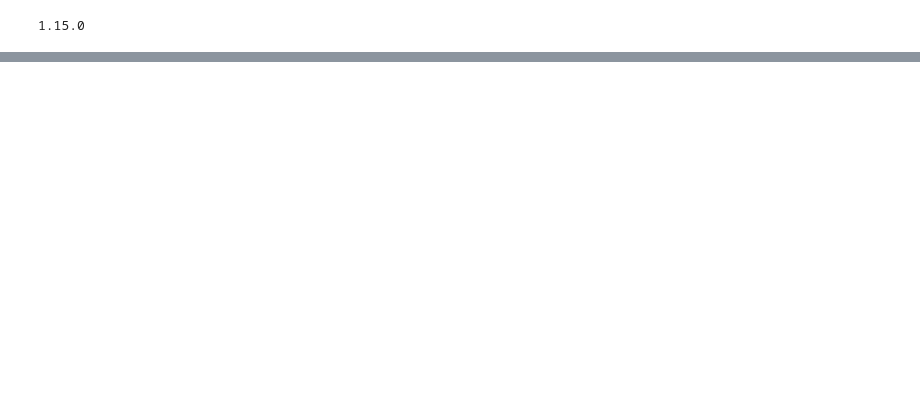
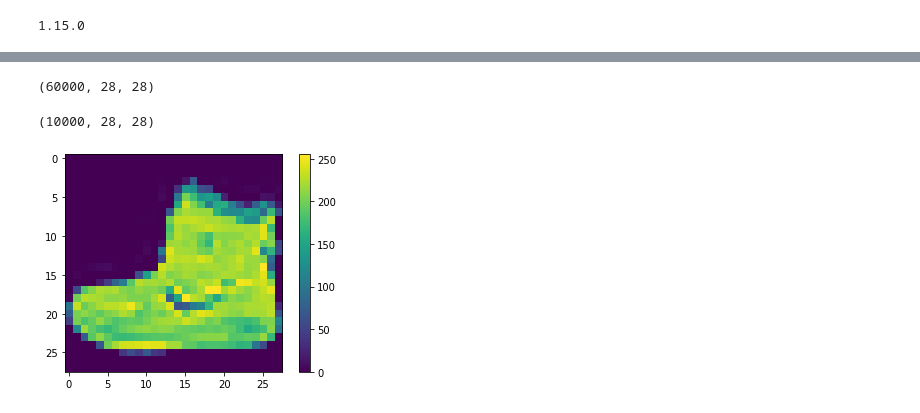
Before and after one commit to Sakshi9111/Image_classification, a Jupyter notebook: Image_classification.ipynb, the cells around one changed output, grey strips where cells are left out. Cells and saved outputs as stored; diff of their text form; code cells hidden in the pictures; blank space fills up the shorter version.

```diff
--- a/Image_classification.ipynb
+++ b/Image_classification.ipynb
@@ -16,6 +13,6 @@ print(tf.__version__)
 # %% [output]
 1.15.0
 # %%
-fashion_mnist= tf.keras.datasets.fashion_mnist
+fashion_mnist= keras.datasets.fashion_mnist
 # %%
 (train_images,train_labels),(test_images,test_labels)=fashion_mnist.load_data()
@@ -31,4 +19,18 @@ Downloading data from https://storage.googleapis.com/tensorflow/tf-keras-dataset
 # %%
 class_names = ['t-shirt','top','trouser','pullover','dress','coat','sandal','shirt','sneakwer','bag','ankle boot']
 # %%
-train_images.shapes
+train_images.shape
+# %% [output]
+(60000, 28, 28)
+# %%
+test_images.shape
+# %% [output]
+(10000, 28, 28)
+# %%
+plt.figure()
+plt.imshow(train_images[0])
+plt.colorbar()
+plt.grid(False)
+plt.show()
+# %% [output]
+[figure, added]
```
Also changed, not shown: parts of 13 cells of this notebook.
